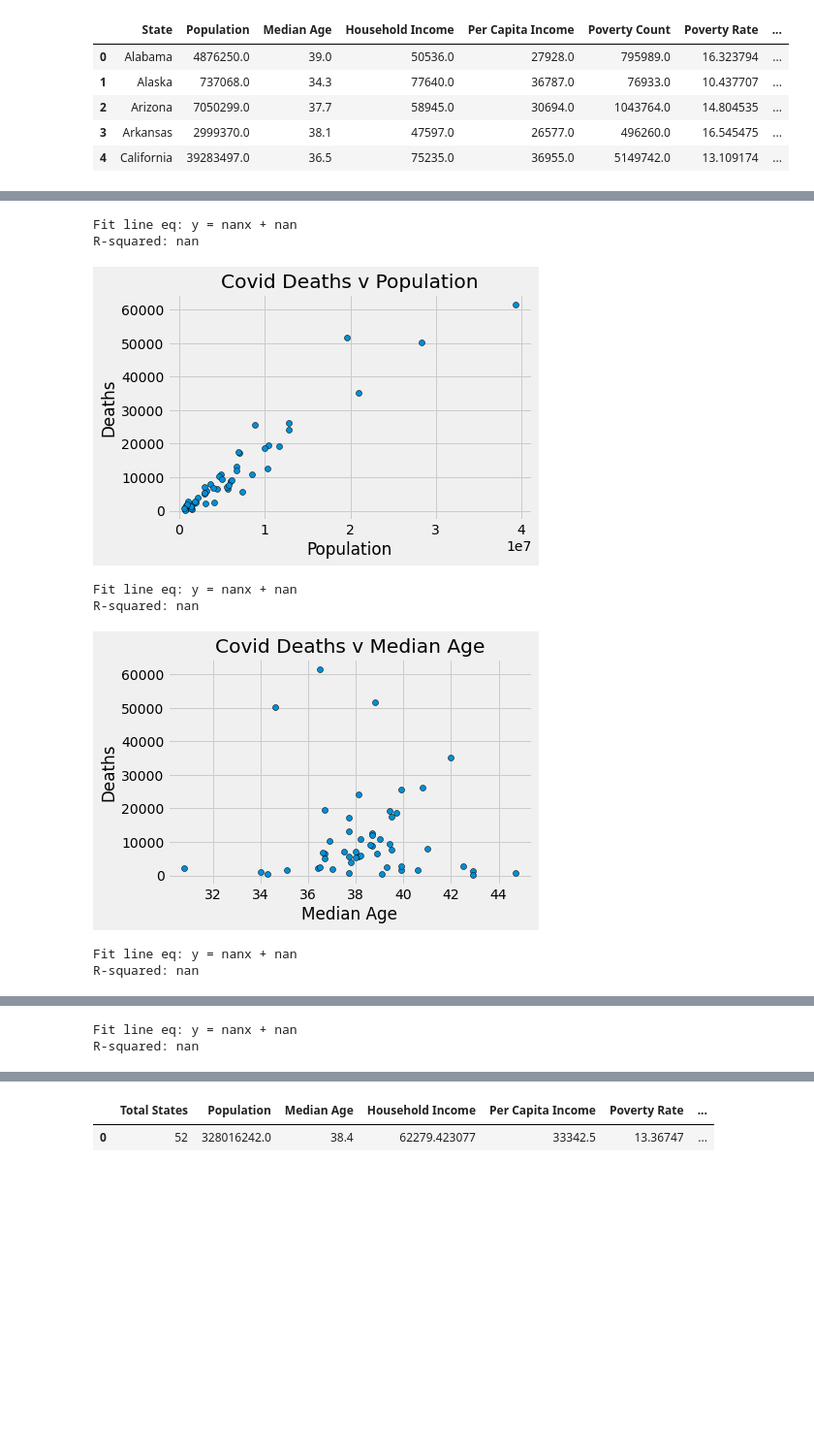
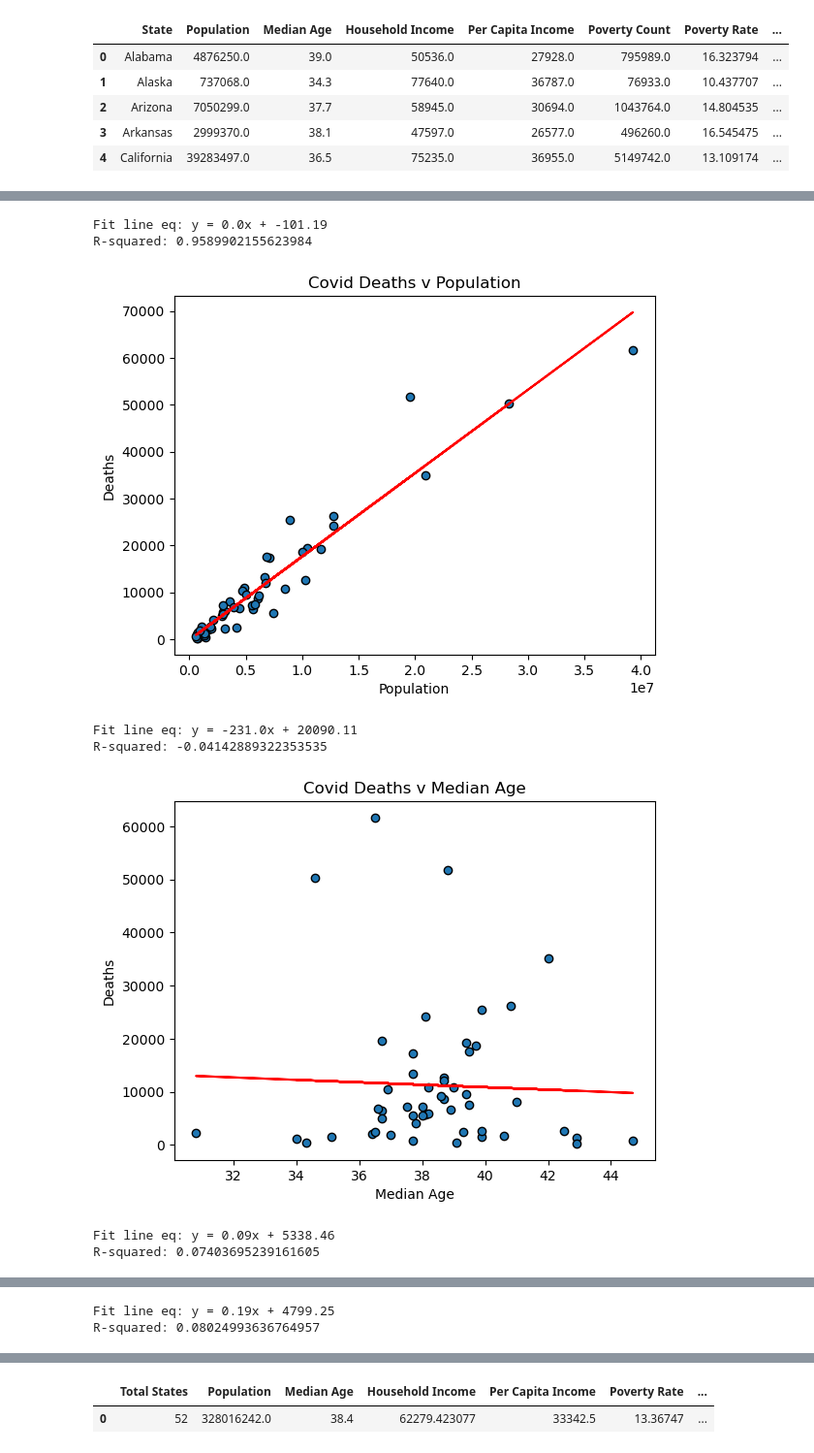
Before and after one commit to seanlipinski/Project1, a Jupyter notebook: Project_1_Covid.ipynb, the cells around one changed output, grey strips where cells are left out. Shown at 97% size. Cells and saved outputs as stored; diff of their text form; code cells hidden in the pictures; blank space fills up the shorter version.

```diff
--- a/Project_1_Covid.ipynb
+++ b/Project_1_Covid.ipynb
@@ -200,0 +190,3 @@ dtype: object
+# %%
+reformated_date_df.dtypes
+reformated_date_df["Daily Case Total"]=reformated_date_df["Daily Case Total"].astype(int)+1
@@ -255,25 +252,25 @@ merged_data.head()
 | 4 | California | 39283497.0 | 36.5 | 75235.0 | 36955.0 | 5149742.0 | 13.109174 | ... |
 # %%
 # Cases
-plt.style.use("fivethirtyeight")
+plt.style.use("default")
 x_values = ["Population", "Median Age", "Household Income", "Per Capita Income", "Poverty Count", "Poverty Rate",
            "Unemployment Rate"]
 
 for x_axis in x_values:
     x = merged_data[x_axis]
     y = merged_data["Total Cases"]
-    (slope, intercept, rvalue, pvalue, stderr) = linregress(x, y)
-    regress_values = x * slope + intercept
-    line_eq2 = "y = " + str(round(slope,2)) + "x + " + str(round(intercept,2))
-    plt.scatter(x, y, edgecolor = 'black')
-    plt.plot(x,regress_values,"r-")
+    mask = ~np.isnan(x) & ~np.isnan(y)
+    slope, intercept, rvalue, p_value, std_err = linregress(x[mask], y[mask])
+    regress_val = x*slope + intercept
+    line_eq = "y = " + str(round(slope,2)) + "x + " + str(round(intercept,2))
+    plt.scatter(x,y, edgecolor = 'black')
+    plt.plot(x, regress_val, "r-")
     plt.xlabel(x_axis)
-    plt.ylabel("Cases (mil)")
+    plt.ylabel("Cases")
     plt.title("Covid Cases v " + x_axis)
     cases_title = f"Covid Cases v {x_axis}"
     plt.savefig('Images/'+cases_title+'.png')
-    print(f'Fit line eq: {line_eq2}')
+    print(f'Fit line eq: {line_eq}')
     print(f'R-squared: {rvalue}')
-
     plt.show()
 # %% [output]
@@ -301,31 +298,32 @@ R-squared: nan
 # %%
 # Deaths
-plt.style.use("fivethirtyeight")
+plt.style.use("default")
 x_values = ["Population", "Median Age", "Household Income", "Per Capita Income", "Poverty Count", "Poverty Rate",
            "Unemployment Rate"]
 
 for x_axis in x_values:
     x = merged_data[x_axis]
     y = merged_data["Total Deaths"]
-    (slope, intercept, rvalue, pvalue, stderr) = linregress(x, y)
-    regress_values = x * slope + intercept
-    line_eq2 = "y = " + str(round(slope,2)) + "x + " + str(round(intercept,2))
-    plt.scatter(x, y, edgecolor = 'black')
-    plt.plot(x,regress_values,"r-")
+    mask = ~np.isnan(x) & ~np.isnan(y)
+    slope, intercept, rvalue, p_value, std_err = linregress(x[mask], y[mask])
+    regress_val = x*slope + intercept
+    line_eq = "y = " + str(round(slope,2)) + "x + " + str(round(intercept,2))
+    plt.scatter(x,y, edgecolor = 'black')
+    plt.plot(x, regress_val, "r-")
     plt.xlabel(x_axis)
     plt.ylabel("Deaths")
     plt.title("Covid Deaths v " + x_axis)
-    death_title = f"Covid Cases v {x_axis}"
+    death_title = f"Covid Deaths v {x_axis}"
     plt.savefig('Images/'+death_title+'.png')
-    print(f'Fit line eq: {line_eq2}')
+    print(f'Fit line eq: {line_eq}')
     print(f'R-squared: {rvalue}')
     plt.show()
 # %% [output]
-Fit line eq: y = nanx + nan
-R-squared: nan
+Fit line eq: y = 0.0x + -101.19
+R-squared: 0.9589902155623984
-[figure, old version]
+[figure, new version]
-Fit line eq: y = nanx + nan
-R-squared: nan
+Fit line eq: y = -231.0x + 20090.11
+R-squared: -0.04142889322353535
-[figure, old version]
+[figure, new version]
-Fit line eq: y = nanx + nan
-R-squared: nan
+Fit line eq: y = 0.09x + 5338.46
+R-squared: 0.07403695239161605
@@ -333,2 +331,2 @@ R-squared: nan
-Fit line eq: y = nanx + nan
-R-squared: nan
+Fit line eq: y = 0.19x + 4799.25
+R-squared: 0.08024993636764957
```
Also changed, not shown: parts of 8 cells of this notebook, 29 other files.
